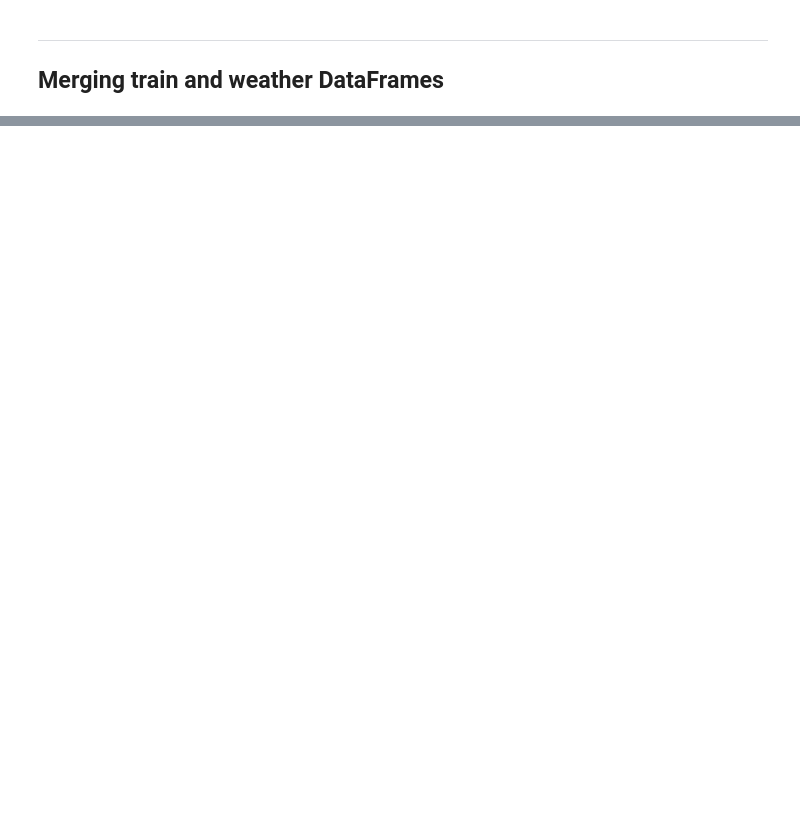
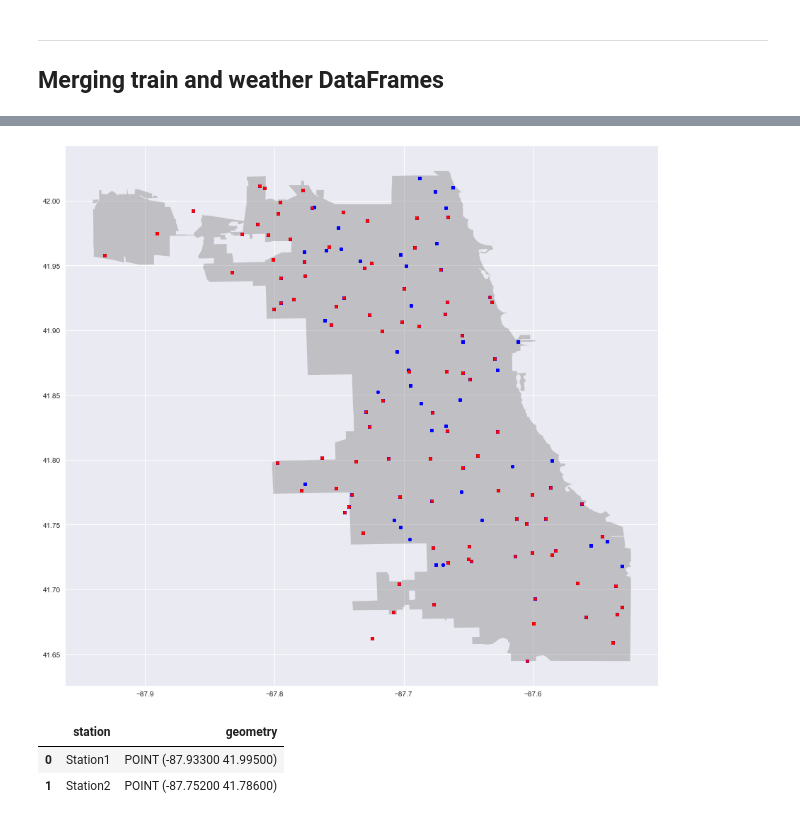
Before and after one commit to sherlocknow/DSI16_P4_G4_, a Jupyter notebook: code/projec4_files_upload.ipynb, the cells around one changed output, grey strips where cells are left out. Cells and saved outputs as stored; diff of their text form; code cells hidden in the pictures; blank space fills up the shorter version.

```diff
--- a/code/projec4_files_upload.ipynb
+++ b/code/projec4_files_upload.ipynb
@@ -572,0 +818,2 @@ for yr in list(train_df['year'].unique()):
+# %%
+street_map = gpd.read_file(data_files['shp'])
@@ -572,0 +830,3 @@ for yr in list(train_df['year'].unique()):
+# %%
+geo = [Point(xy) for xy in zip(train_df['longitude'], train_df['latitude'])]
+geo[:3]
@@ -572,0 +837,4 @@ for yr in list(train_df['year'].unique()):
+# %%
+crs = {'init': 'epsg:4326'}
+geo_df = gpd.GeoDataFrame(train_df, crs=crs, geometry=geo)
+geo_df.head()
@@ -572,0 +848,17 @@ for yr in list(train_df['year'].unique()):
+# %%
+# Plotting the postive and negative classes into the map
+fig,ax = plt.subplots(figsize = (15,15))
+street_map.plot(ax=ax, alpha = 0.4, color = 'grey')
+geo_df[geo_df['wnvpresent']==0].plot(ax=ax, markersize=20, color='blue',marker='o', label='Neg');
+geo_df[geo_df['wnvpresent']==1].plot(ax=ax, markersize=20, color='red',marker='o', label='Pos');
+# %% [output]
+[figure, added]
+# %%
+# Preparing station locations to be plotted
+station = {'station': ['Station1', 'Station2'], 'geometry': [Point(-87.933,41.995), Point(-87.752,41.786)]}
+station_df = gpd.GeoDataFrame(station, crs=crs)
+station_df
+# %% [output]
+|  | station | geometry |
+| 0 | Station1 | POINT (-87.93300 41.99500) |
+| 1 | Station2 | POINT (-87.75200 41.78600) |
```
Also changed, not shown: parts of 69 cells of this notebook, 4 other files.
